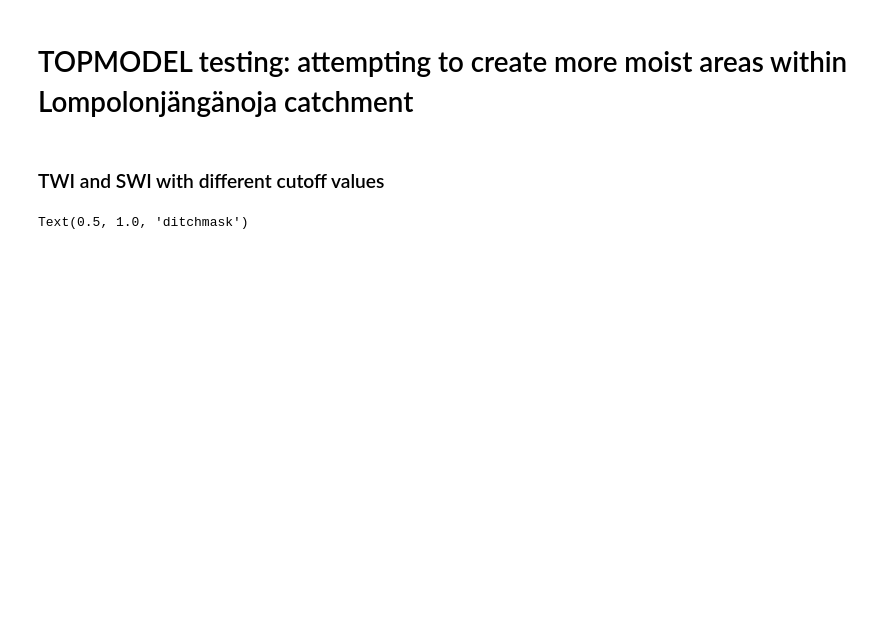
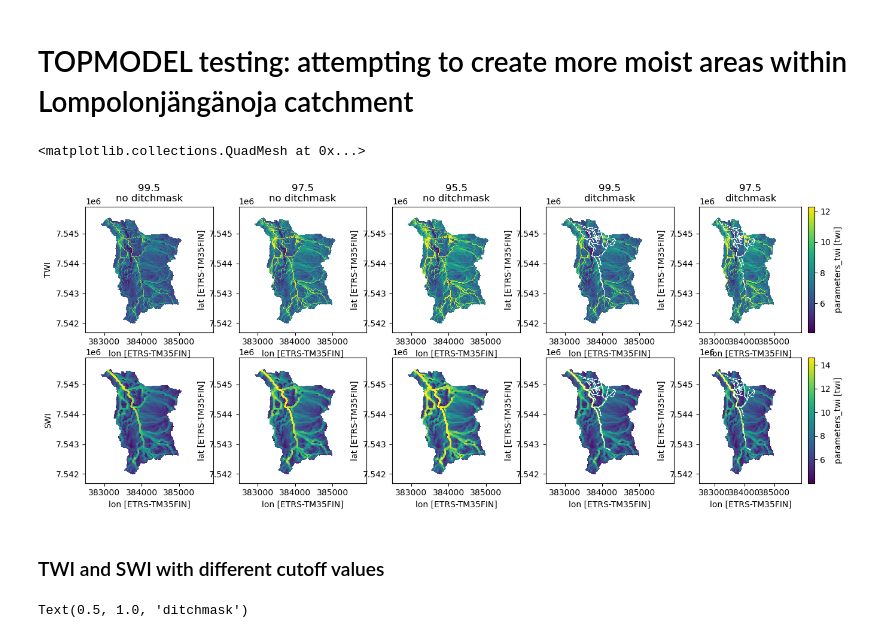
Before and after one commit to jpnousu/SpaFHy_v2.0, a Jupyter notebook: topmodel_test.ipynb, the cells around one changed output. Drawn from its saved outputs; the diff is of its cells as text; code cells hidden in the pictures; blank space fills up the shorter version.

```diff
--- a/topmodel_test.ipynb
+++ b/topmodel_test.ipynb
@@ -46,33 +46,36 @@ swi4 = xr.open_dataset(file8)
 swi5 = xr.open_dataset(file10)
 # %%
 plt.figure(figsize=(16,6))
-plt.subplot(2,5,1)
+ax = plt.subplot(2,5,1)
 twi1['parameters_twi'].plot(add_colorbar=False)
 plt.title('99.5\nno ditchmask')
 plt.ylabel('TWI')
 plt.subplot(2,5,2)
 twi2['parameters_twi'].plot(add_colorbar=False)
 plt.title('97.5\nno ditchmask')
 plt.subplot(2,5,3)
 twi3['parameters_twi'].plot(add_colorbar=False)
 plt.title('95.5\nno ditchmask')
 plt.subplot(2,5,4)
 twi4['parameters_twi'].plot(add_colorbar=False)
 plt.title('99.5\nditchmask')
 plt.subplot(2,5,5)
 twi5['parameters_twi'].plot()
 plt.title('97.5\nditchmask')
 plt.subplot(2,5,6)
 swi1['parameters_twi'].plot(add_colorbar=False)
 plt.ylabel('SWI')
 plt.subplot(2,5,7)
 swi2['parameters_twi'].plot(add_colorbar=False)
 plt.subplot(2,5,8)
 swi3['parameters_twi'].plot(add_colorbar=False)
 plt.subplot(2,5,9)
 swi4['parameters_twi'].plot(add_colorbar=False)
 plt.subplot(2,5,10)
 swi4['parameters_twi'].plot()
+# %% [output]
+<matplotlib.collections.QuadMesh at 0x...>
+[figure, added]
 # %% [markdown]
 ### TWI and SWI with different cutoff values
 # %%
```
